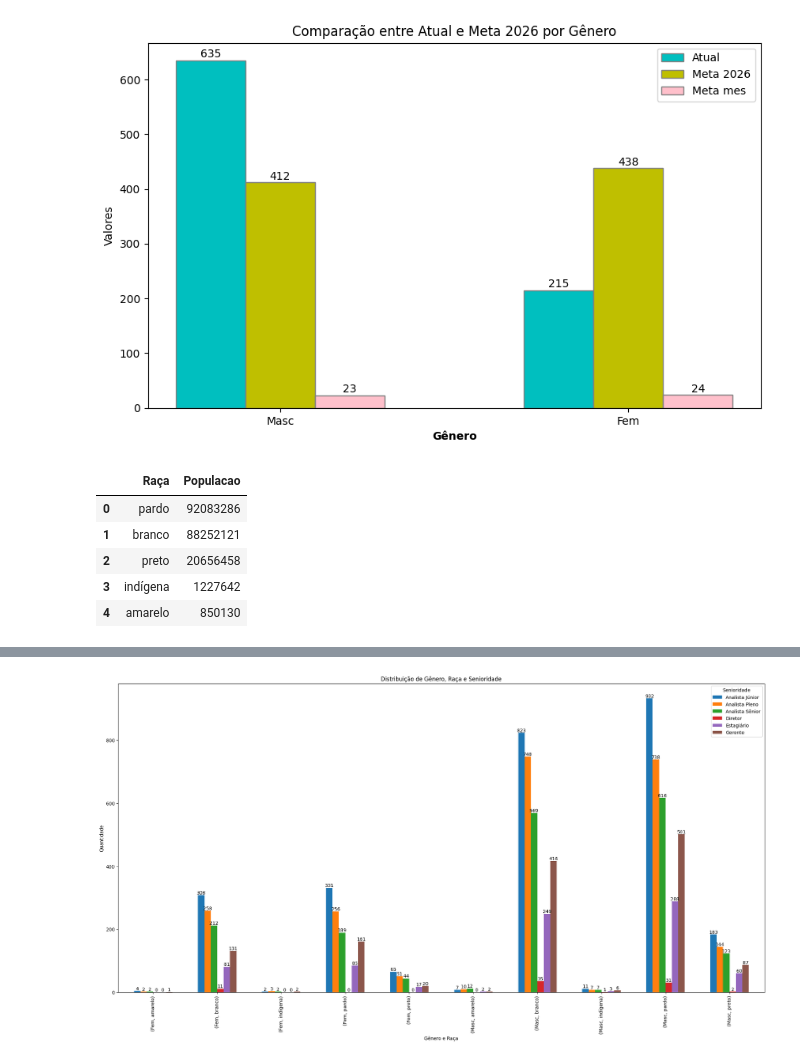
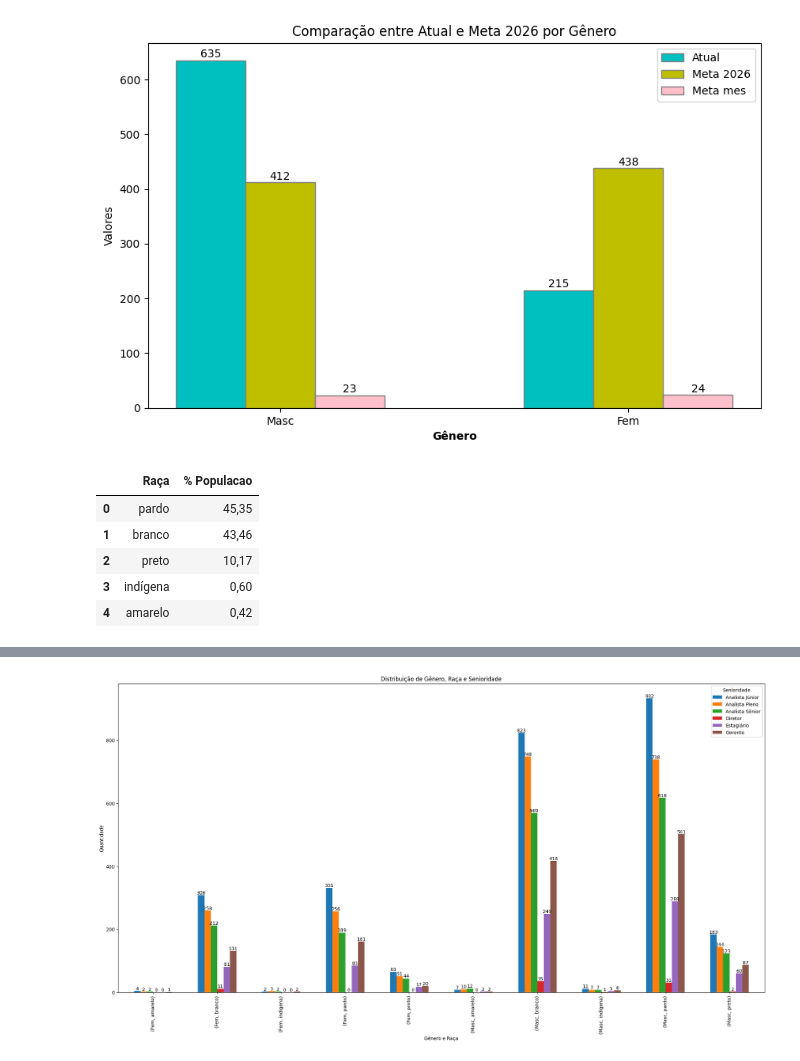
Before and after one commit to antoniosscd/Desafio_Hackathon_Ada, a Jupyter notebook: adahack-etl (1).ipynb, the cells around one changed output, grey strips where cells are left out. Saved outputs shown, nothing was run; the diff lists cells and outputs as text; code cells hidden in the pictures.

```diff
--- a/adahack-etl (1).ipynb
+++ b/adahack-etl (1).ipynb
@@ -876,14 +883,14 @@ total_funcionarios = 850
 tempo_mes = 18
 # %%
 # dados ibge de raça
-raca_ibge = pd.read_csv('raca_ibge.csv')
+raca_ibge = pd.read_csv('raca_ibge.csv', sep=';', encoding='ANSI')
 raca_ibge = pd.DataFrame(raca_ibge)
 
 raca_ibge
 # %% [output]
-|  | Raça | Populacao |
-| 0 | pardo | 92083286 |
-| 1 | branco | 88252121 |
-| 2 | preto | 20656458 |
-| 3 | indígena | 1227642 |
-| 4 | amarelo | 850130 |
+|  | Raça | % Populacao |
+| 0 | pardo | 45,35 |
+| 1 | branco | 43,46 |
+| 2 | preto | 10,17 |
+| 3 | indígena | 0,60 |
+| 4 | amarelo | 0,42 |
```
Also changed, not shown: parts of 12 cells of this notebook, 1 other file.
